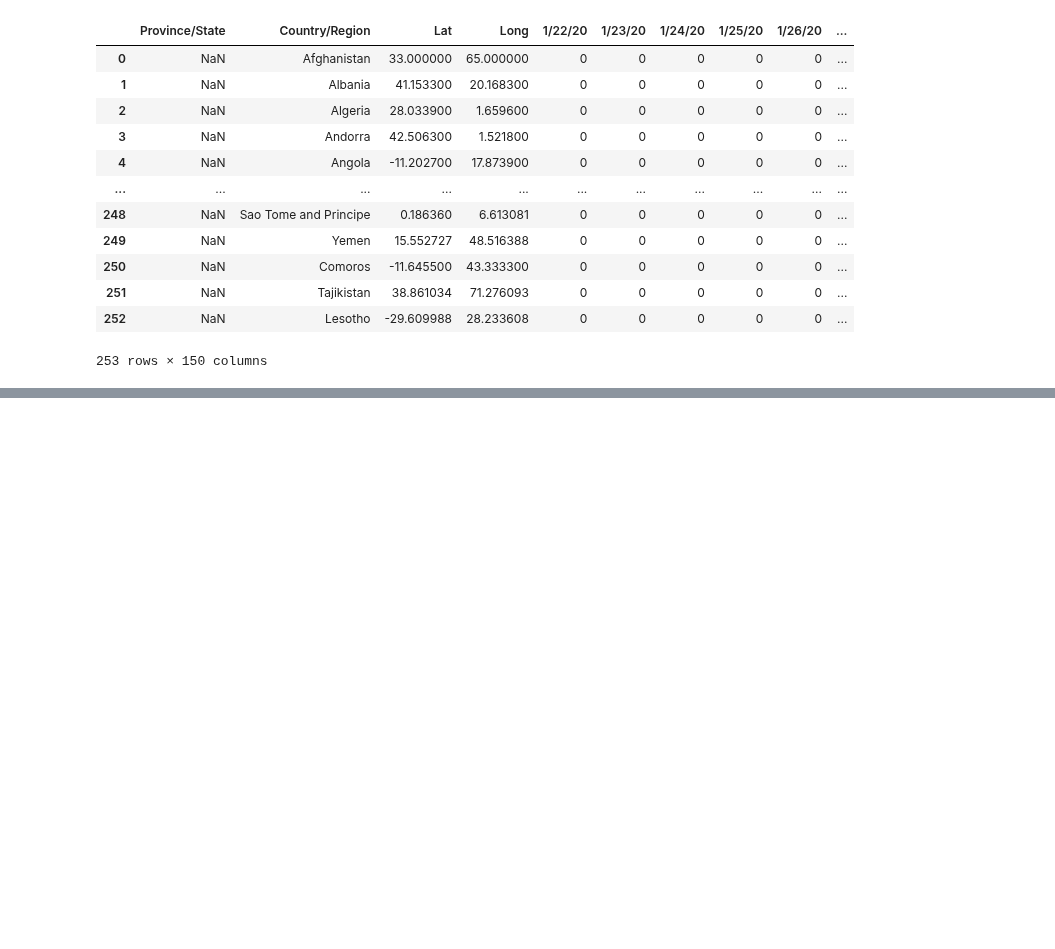
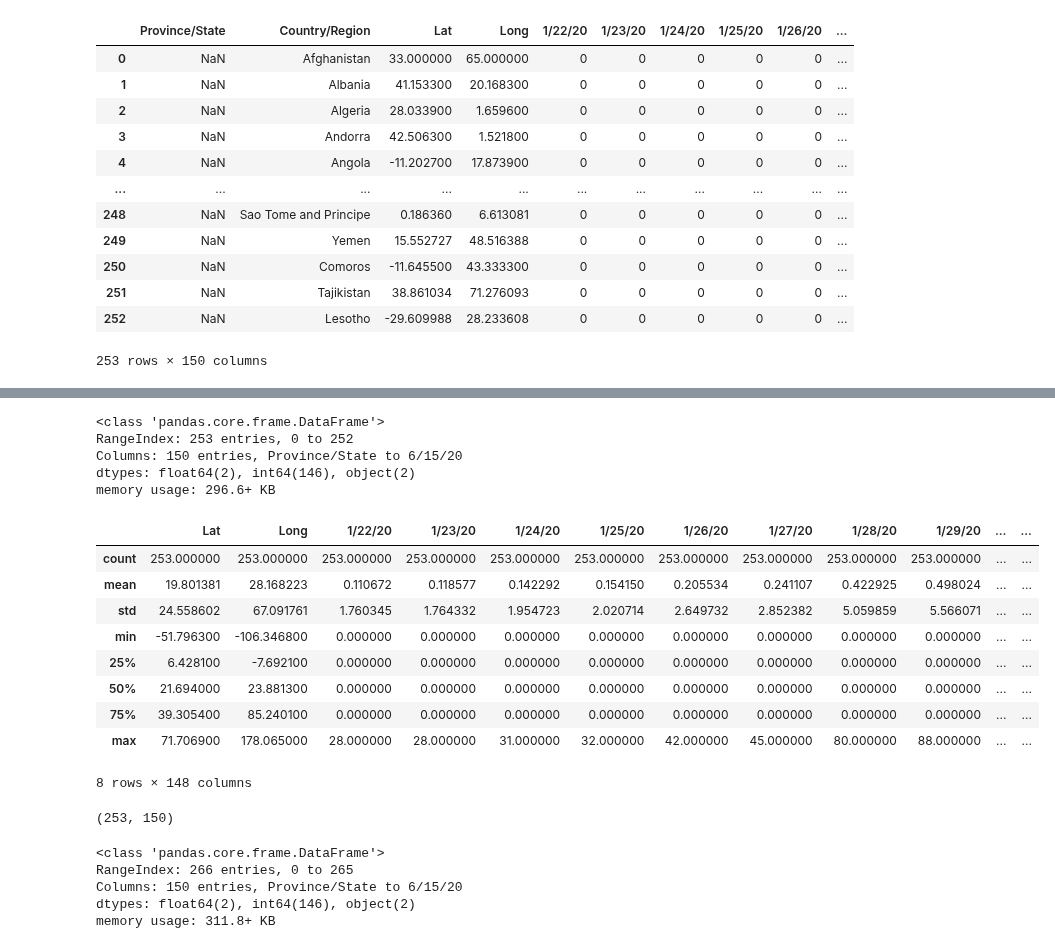
Before and after one commit to SeherKumsar/Ada-Lovelace-Veri-Bilimi-Akademisi, a Jupyter notebook: exercises/week-2-exercise.ipynb, the cells around one changed output, grey strips where cells are left out. Drawn from its saved outputs; the diff is of its cells as text; code cells hidden in the pictures; blank space fills up the shorter version.

```diff
--- a/exercises/week-2-exercise.ipynb
+++ b/exercises/week-2-exercise.ipynb
@@ -65,0 +101,33 @@ deaths_dataset.head()
+# %%
+recovered_dataset.info()
+# %% [output]
+<class 'pandas.core.frame.DataFrame'>
+RangeIndex: 253 entries, 0 to 252
+Columns: 150 entries, Province/State to 6/15/20
+dtypes: float64(2), int64(146), object(2)
+memory usage: 296.6+ KB
+# %%
+recovered_dataset.describe()
+# %% [output]
+|  | Lat | Long | 1/22/20 | 1/23/20 | 1/24/20 | 1/25/20 | 1/26/20 | 1/27/20 | 1/28/20 | 1/29/20 | ... | ... |
+| count | 253.000000 | 253.000000 | 253.000000 | 253.000000 | 253.000000 | 253.000000 | 253.000000 | 253.000000 | 253.000000 | 253.000000 | ... | ... |
+| mean | 19.801381 | 28.168223 | 0.110672 | 0.118577 | 0.142292 | 0.154150 | 0.205534 | 0.241107 | 0.422925 | 0.498024 | ... | ... |
+| std | 24.558602 | 67.091761 | 1.760345 | 1.764332 | 1.954723 | 2.020714 | 2.649732 | 2.852382 | 5.059859 | 5.566071 | ... | ... |
+| min | -51.796300 | -106.346800 | 0.000000 | 0.000000 | 0.000000 | 0.000000 | 0.000000 | 0.000000 | 0.000000 | 0.000000 | ... | ... |
+| 25% | 6.428100 | -7.692100 | 0.000000 | 0.000000 | 0.000000 | 0.000000 | 0.000000 | 0.000000 | 0.000000 | 0.000000 | ... | ... |
+| 50% | 21.694000 | 23.881300 | 0.000000 | 0.000000 | 0.000000 | 0.000000 | 0.000000 | 0.000000 | 0.000000 | 0.000000 | ... | ... |
+| 75% | 39.305400 | 85.240100 | 0.000000 | 0.000000 | 0.000000 | 0.000000 | 0.000000 | 0.000000 | 0.000000 | 0.000000 | ... | ... |
+| max | 71.706900 | 178.065000 | 28.000000 | 28.000000 | 31.000000 | 32.000000 | 42.000000 | 45.000000 | 80.000000 | 88.000000 | ... | ... |
+8 rows × 148 columns
+# %%
+recovered_dataset.shape
+# %% [output]
+(253, 150)
+# %%
+deaths_dataset.info()
+# %% [output]
+<class 'pandas.core.frame.DataFrame'>
+RangeIndex: 266 entries, 0 to 265
+Columns: 150 entries, Province/State to 6/15/20
+dtypes: float64(2), int64(146), object(2)
+memory usage: 311.8+ KB
```
Also changed, not shown: parts of 30 cells of this notebook.
